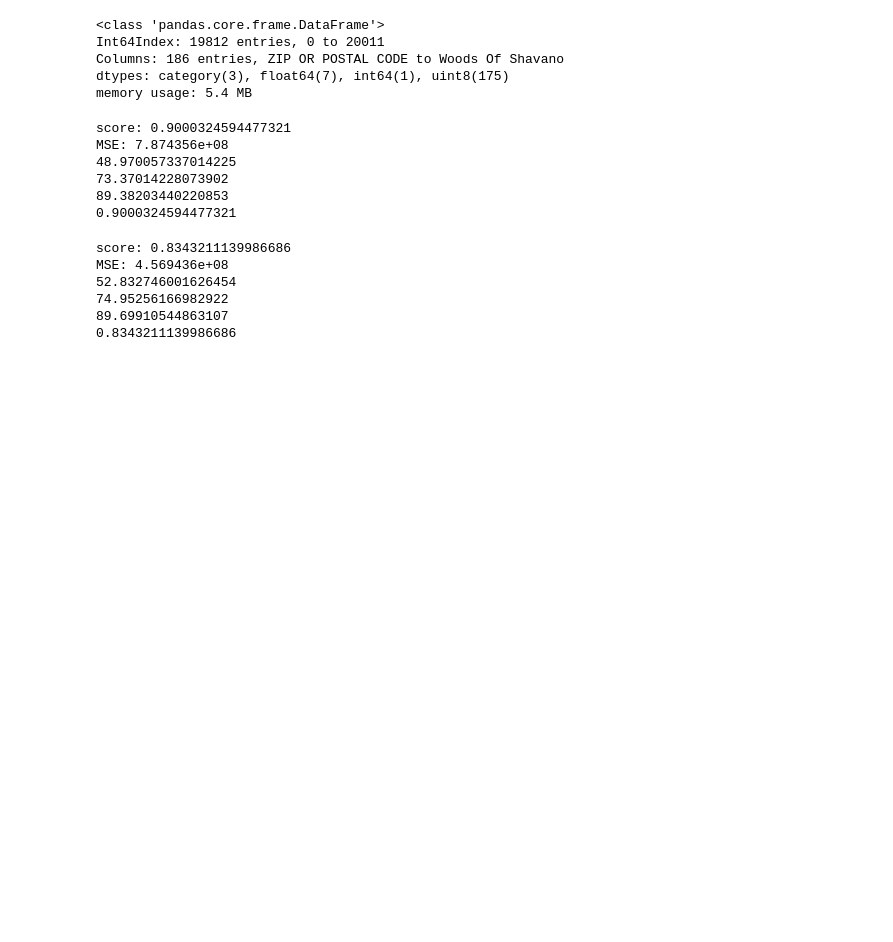
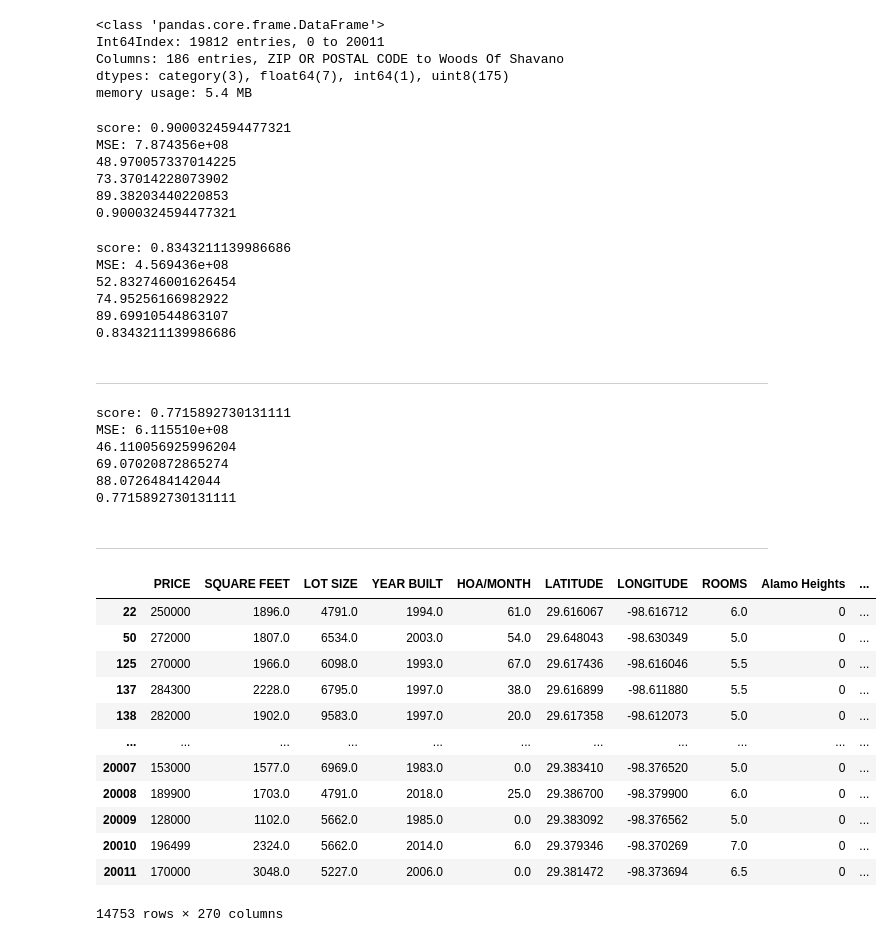
Before and after one commit to randallb15/PredictingSAHomeValues, a Jupyter notebook: GettingTheModel.ipynb, the cells around one changed output. Drawn from its saved outputs; the diff is of its cells as text; code cells hidden in the pictures; blank space fills up the shorter version.

```diff
--- a/GettingTheModel.ipynb
+++ b/GettingTheModel.ipynb
@@ -403,3 +419,5 @@ MSE: 4.569436e+08
 74.95256166982922
 89.69910544863107
 0.8343211139986686
+# %% [markdown]
+---
@@ -405,0 +431,35 @@ MSE: 4.569436e+08
+# %%
+rfr = RandomForestRegressor(oob_score=True)
+rfr.fit(X_train,y_train)
+y_predict = rfr.predict(X_test)
+print("score:", rfr.score(X_test, y_test))
+print('MSE: {:2e}'.format(mean_squared_error(y_test, y_predict)))
+print(calculate_five_percent(y_predict,y_test))
+print(calculate_ten_percent(y_predict,y_test))
+print(calculate_twenty_percent(y_predict,y_test))
+print(r2_score(y_test,y_predict))
+# %% [output]
+score: 0.7715892730131111
+MSE: 6.115510e+08
+46.110056925996204
+69.07020872865274
+88.0726484142044
+0.7715892730131111
+# %% [markdown]
+---
+# %%
+c_lowercost
+# %% [output]
+|  | PRICE | SQUARE FEET | LOT SIZE | YEAR BUILT | HOA/MONTH | LATITUDE | LONGITUDE | ROOMS | Alamo Heights | ... |
+| 22 | 250000 | 1896.0 | 4791.0 | 1994.0 | 61.0 | 29.616067 | -98.616712 | 6.0 | 0 | ... |
+| 50 | 272000 | 1807.0 | 6534.0 | 2003.0 | 54.0 | 29.648043 | -98.630349 | 5.0 | 0 | ... |
+| 125 | 270000 | 1966.0 | 6098.0 | 1993.0 | 67.0 | 29.617436 | -98.616046 | 5.5 | 0 | ... |
+| 137 | 284300 | 2228.0 | 6795.0 | 1997.0 | 38.0 | 29.616899 | -98.611880 | 5.5 | 0 | ... |
+| 138 | 282000 | 1902.0 | 9583.0 | 1997.0 | 20.0 | 29.617358 | -98.612073 | 5.0 | 0 | ... |
+| ... | ... | ... | ... | ... | ... | ... | ... | ... | ... | ... |
+| 20007 | 153000 | 1577.0 | 6969.0 | 1983.0 | 0.0 | 29.383410 | -98.376520 | 5.0 | 0 | ... |
+| 20008 | 189900 | 1703.0 | 4791.0 | 2018.0 | 25.0 | 29.386700 | -98.379900 | 6.0 | 0 | ... |
+| 20009 | 128000 | 1102.0 | 5662.0 | 1985.0 | 0.0 | 29.383092 | -98.376562 | 5.0 | 0 | ... |
+| 20010 | 196499 | 2324.0 | 5662.0 | 2014.0 | 6.0 | 29.379346 | -98.370269 | 7.0 | 0 | ... |
+| 20011 | 170000 | 3048.0 | 5227.0 | 2006.0 | 0.0 | 29.381472 | -98.373694 | 6.5 | 0 | ... |
+14753 rows × 270 columns
```
Also changed, not shown: parts of 3 cells of this notebook, 1 other file.
